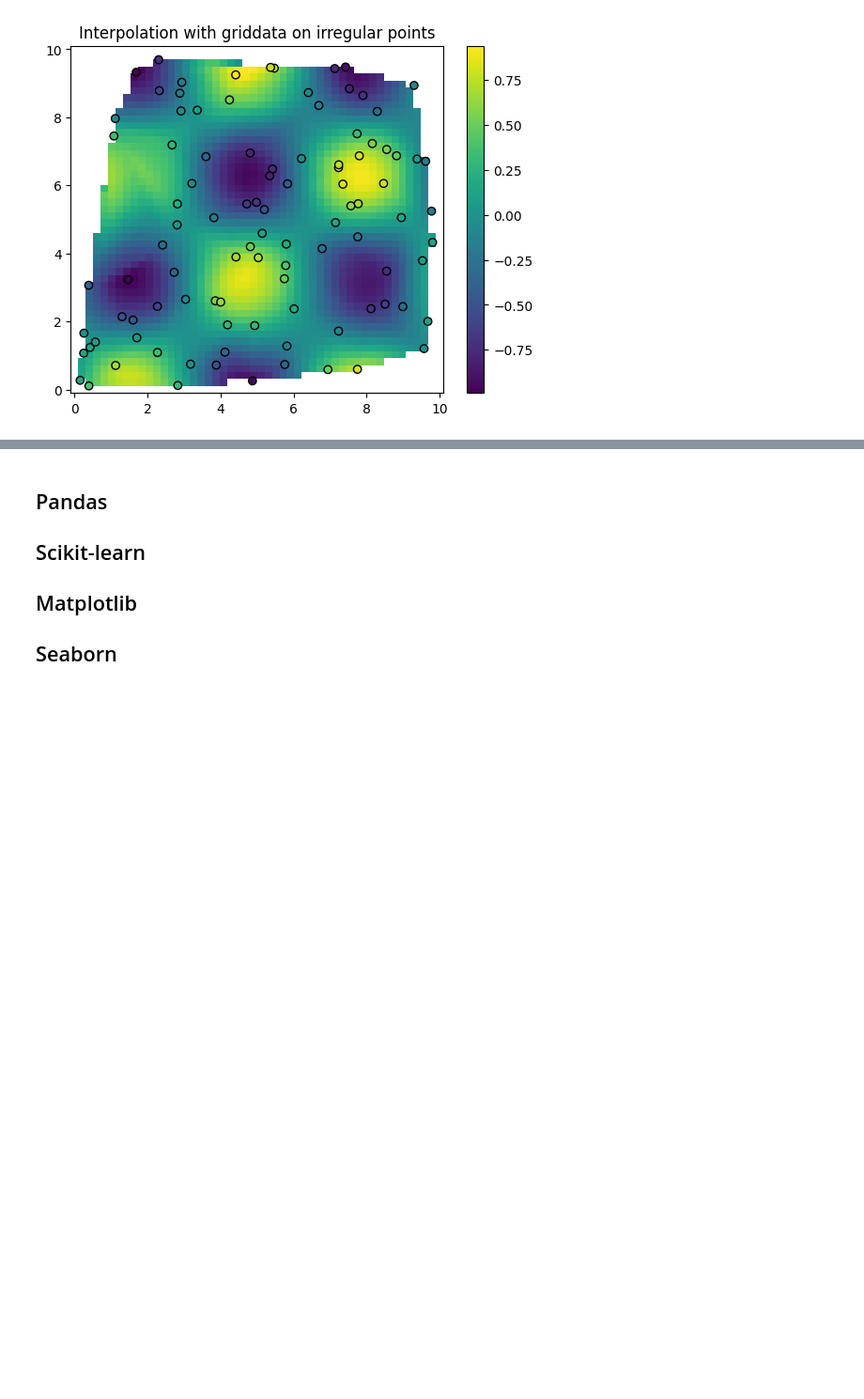
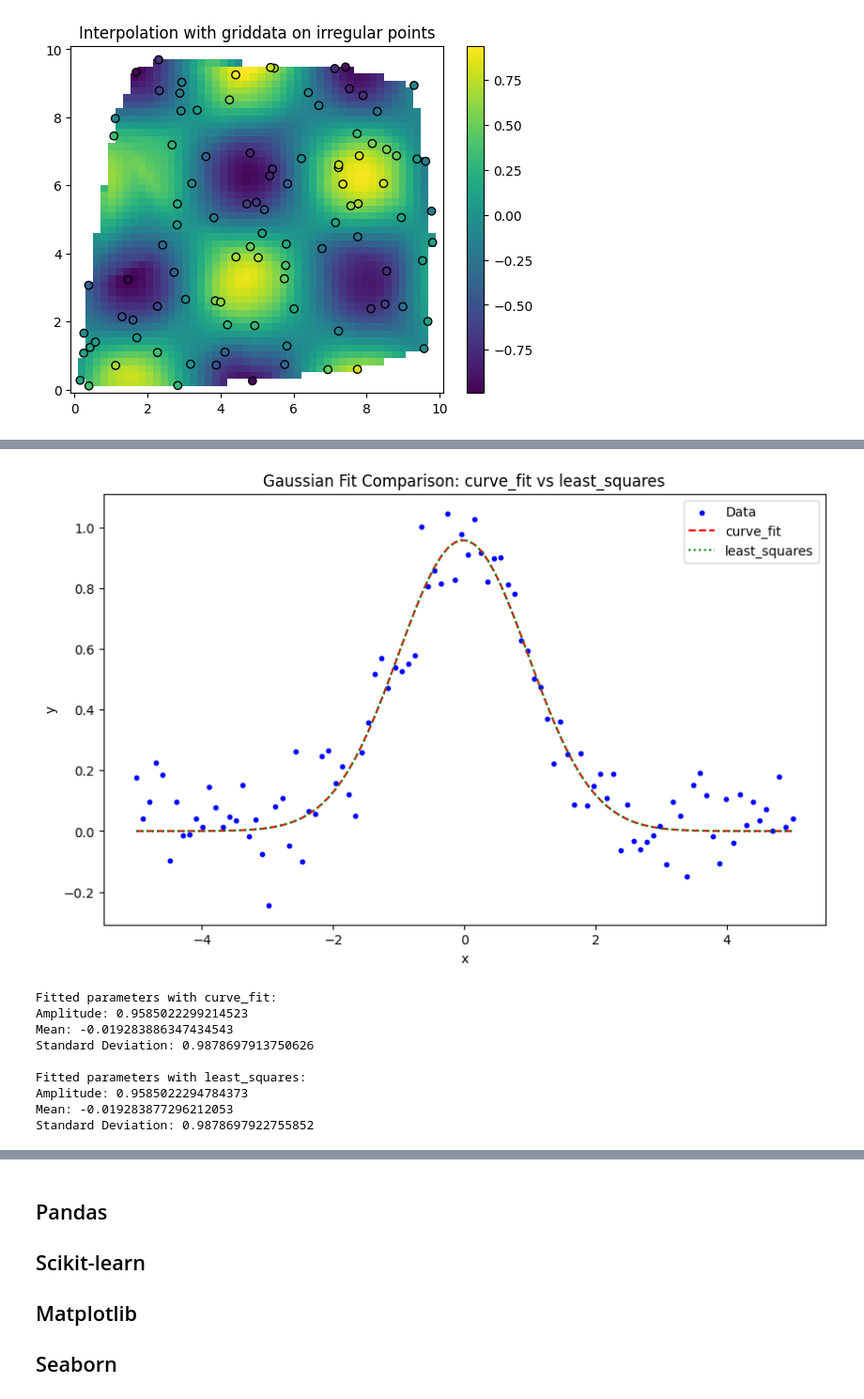
Before and after one commit to borisbolliet/ResearchComputing, a Jupyter notebook: docs/material/part11/notebook.ipynb, the cells around one changed output, grey strips where cells are left out. Shown at 94% size. Cells and saved outputs as stored; diff of their text form; code cells hidden in the pictures; blank space fills up the shorter version.

```diff
--- a/docs/material/part11/notebook.ipynb
+++ b/docs/material/part11/notebook.ipynb
@@ -658,0 +937,59 @@ This is one of the three pillars of the AI revolution we are witnessing. See [he
+# %%
+import numpy as np
+import matplotlib.pyplot as plt
+from scipy.optimize import curve_fit, least_squares
+
+# Define a Gaussian model function
+def gaussian(x, amplitude, mean, stddev):
+    return amplitude * np.exp(-((x - mean) ** 2) / (2 * stddev ** 2))
+
+# Generate synthetic data with noise
+np.random.seed(0)
+x_data = np.linspace(-5, 5, 100)
+y_data = gaussian(x_data, amplitude=1, mean=0, stddev=1) + 0.1 * np.random.normal(size=x_data.size)
+
+# Using curve_fit
+initial_guess = [1, 0, 1]  # Initial guess for amplitude, mean, stddev
+params_curve_fit, covariance_curve_fit = curve_fit(gaussian, x_data, y_data, p0=initial_guess)
+
+# Using least_squares
+def residuals(params, x, y):
+    amplitude, mean, stddev = params
+    return y - gaussian(x, amplitude, mean, stddev)
+
+# Perform least squares fitting
+result_least_squares = least_squares(residuals, initial_guess, args=(x_data, y_data))
+params_least_squares = result_least_squares.x
+
+# Plot the data and the fitted curves
+plt.figure(figsize=(10, 6))
+plt.scatter(x_data, y_data, label="Data", color="blue", s=10)
+plt.plot(x_data, gaussian(x_data, *params_curve_fit), label="curve_fit", color="red", linestyle='--')
+plt.plot(x_data, gaussian(x_data, *params_least_squares), label="least_squares", color="green", linestyle=':')
+plt.xlabel("x")
+plt.ylabel("y")
+plt.legend()
+plt.title("Gaussian Fit Comparison: curve_fit vs least_squares")
+plt.show()
+
+# Print the fitted parameters for comparison
+print("Fitted parameters with curve_fit:")
+print("Amplitude:", params_curve_fit[0])
+print("Mean:", params_curve_fit[1])
+print("Standard Deviation:", params_curve_fit[2])
+
+print("\nFitted parameters with least_squares:")
+print("Amplitude:", params_least_squares[0])
+print("Mean:", params_least_squares[1])
+print("Standard Deviation:", params_least_squares[2])
+# %% [output]
+[figure, added]
+Fitted parameters with curve_fit:
+Amplitude: 0.9585022299214523
+Mean: -0.019283886347434543
+Standard Deviation: 0.9878697913750626
+
+Fitted parameters with least_squares:
+Amplitude: 0.9585022294784373
+Mean: -0.019283877296212053
+Standard Deviation: 0.9878697922755852
```
Also changed, not shown: parts of 27 cells of this notebook, 1 other file.
